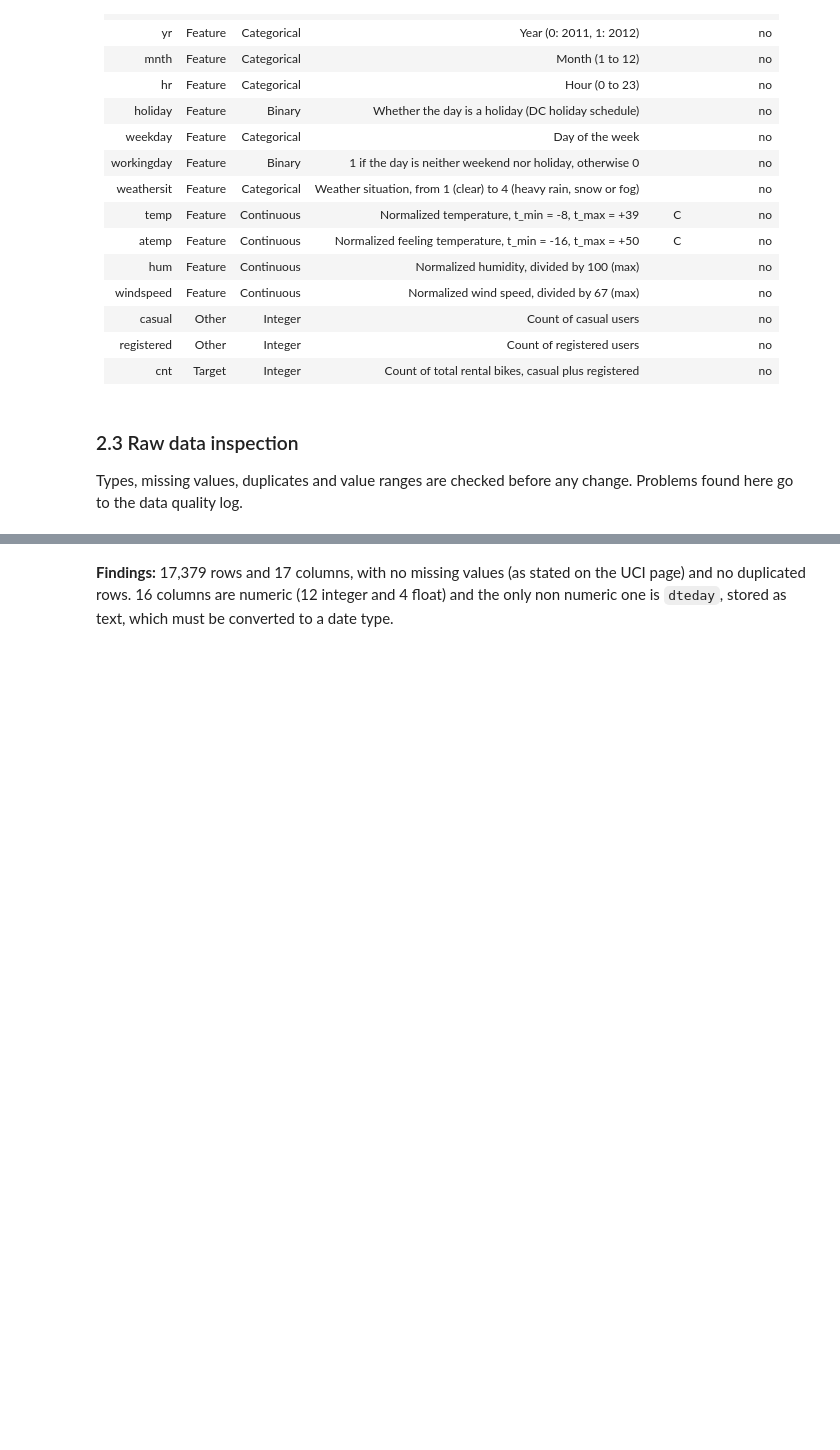
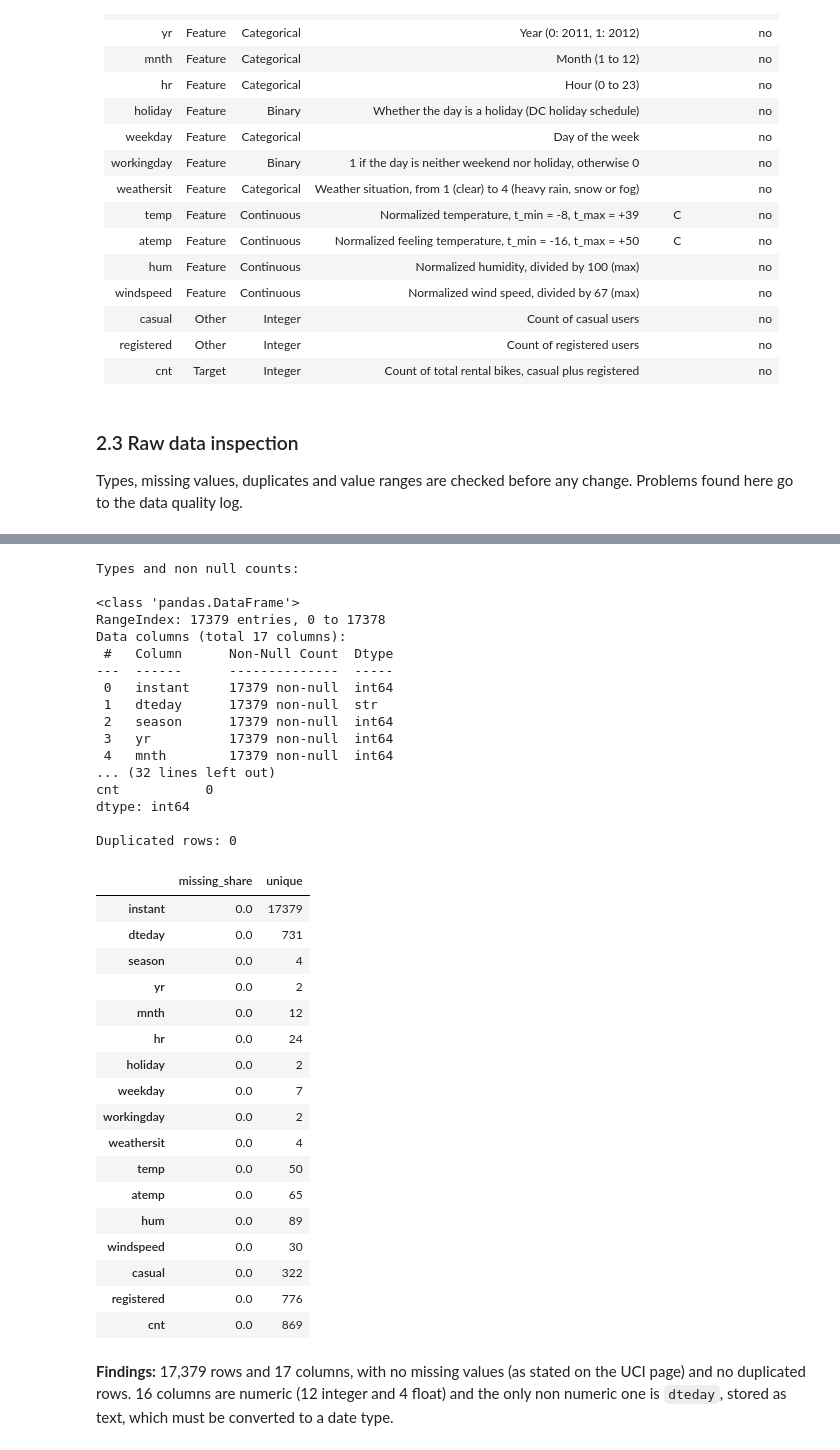
Before and after one commit to Hallason823/MachineLearning-2026.2, a Jupyter notebook: notebooks/01_regression.ipynb, the cells around one changed output, grey strips where cells are left out. Drawn from its saved outputs; the diff is of its cells as text; code cells hidden in the pictures; blank space fills up the shorter version.

```diff
--- a/notebooks/01_regression.ipynb
+++ b/notebooks/01_regression.ipynb
@@ -167,10 +175,15 @@ Saved:    /workspaces/MachineLearning-2026.2/data/raw/bike_sharing/hour.csv (1.1
 ### 2.2 Raw data overview
 
 The raw file is loaded without any change to check its shape and first rows.
+# %%
+# Loads a CSV file, parsing the given columns as dates, and prints its shape
+def load_csv(path, date_columns=None):
+    df = pd.read_csv(path, parse_dates=date_columns)
+    print(f"Loaded {path.name}: {df.shape[0]} rows and {df.shape[1]} columns")
+    return df
 # %%
-# Read the file raw data hour.csv (as df)
-df_raw = pd.read_csv(raw_path)
-print("Raw data size:", df_raw.shape)
-# Showing the firt elements
+# Loads the raw data
+df_raw = load_csv(raw_path)
+# Shows the first rows
 df_raw.head()
 # %% [output]
@@ -208,9 +221,12 @@ Raw data size: (17379, 17)
 
 Types, missing values, duplicates and value ranges are checked before any change. Problems found here go to the data quality log.
 # %%
-# Getting types and nule ones
-print("Getting types and nule ones:\n")
-df_raw.info()
-# Showing the total of nule and total duplicates rows separately
-print("\nNull rows:", df_raw.isna().sum())
-print("\nDuplicated rows:", df_raw.duplicated().sum())
+# Profiles a DataFrame: prints its types and null counts, and returns the duplicated rows and the missing and unique values of each column
+def profile_data(df):
+    missing = df.isna()
+    duplicated_rows = df.duplicated().sum()
+    print("Types and non null counts:\n")
+    df.info()
+    print("\nNull rows:\n", missing.sum())
+    print("\nDuplicated rows:", duplicated_rows)
+    return duplicated_rows, pd.DataFrame({"missing_share": missing.mean(), "unique": df.nunique()})
@@ -235,3 +233,43 @@ Duplicated rows: 0
+# %%
+# Types, missing values and duplicated rows of the raw data
+duplicated_raw, profile_raw = profile_data(df_raw)
+profile_raw
+# %% [output]
+Types and non null counts:
+
+<class 'pandas.DataFrame'>
+RangeIndex: 17379 entries, 0 to 17378
+Data columns (total 17 columns):
+ #   Column      Non-Null Count  Dtype
+---  ------      --------------  -----
+ 0   instant     17379 non-null  int64
+ 1   dteday      17379 non-null  str
+ 2   season      17379 non-null  int64
+ 3   yr          17379 non-null  int64
+ 4   mnth        17379 non-null  int64
+... (32 lines left out)
+cnt           0
+dtype: int64
+
+Duplicated rows: 0
+|  | missing_share | unique |
+| instant | 0.0 | 17379 |
+| dteday | 0.0 | 731 |
+| season | 0.0 | 4 |
+| yr | 0.0 | 2 |
+| mnth | 0.0 | 12 |
+| hr | 0.0 | 24 |
+| holiday | 0.0 | 2 |
+| weekday | 0.0 | 7 |
+| workingday | 0.0 | 2 |
+| weathersit | 0.0 | 4 |
+| temp | 0.0 | 50 |
+| atemp | 0.0 | 65 |
+| hum | 0.0 | 89 |
+| windspeed | 0.0 | 30 |
+| casual | 0.0 | 322 |
+| registered | 0.0 | 776 |
+| cnt | 0.0 | 869 |
 # %% [markdown]
 **Findings:** 17,379 rows and 17 columns, with no missing values (as stated on the UCI page) and no duplicated rows. 16 columns are numeric (12 integer and 4 float) and the only non numeric one is `dteday`, stored as text, which must be converted to a date type.
 # %%
```
Also changed, not shown: parts of 8 cells of this notebook.
